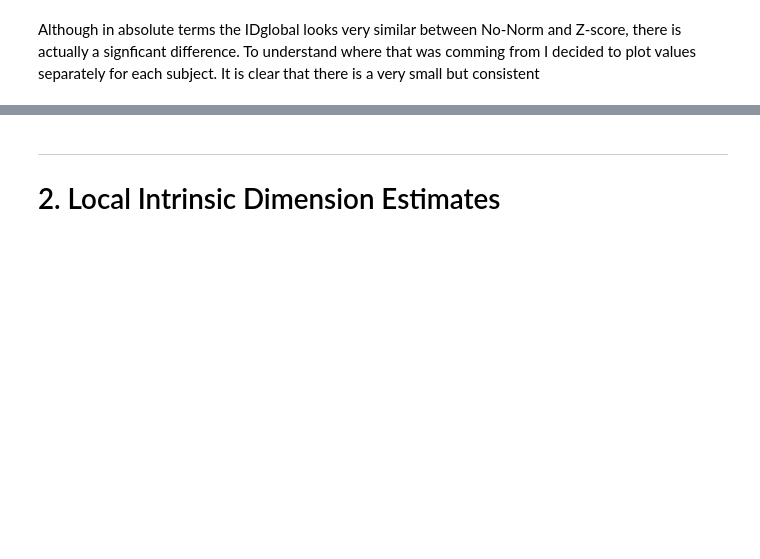
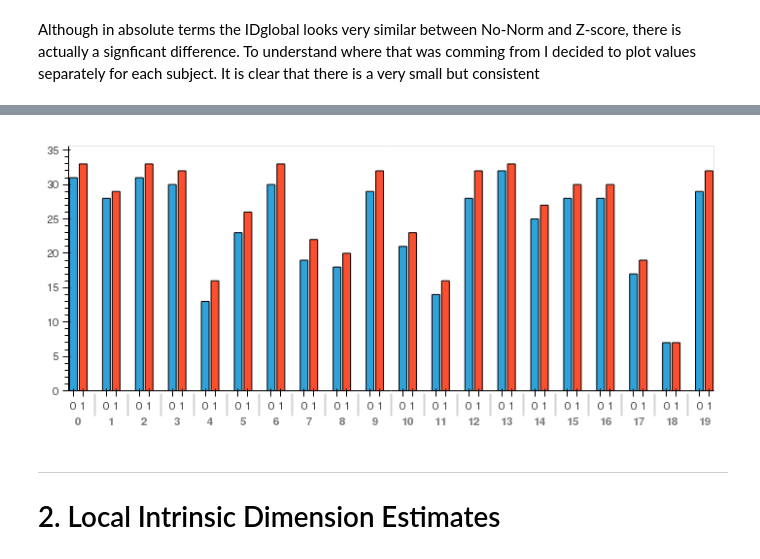
Before and after one commit to nimh-sfim/manifold_learning_fmri, a Jupyter notebook: Notebooks/N12_IDEstimation_Figure05.ipynb, the cells around one changed output, grey strips where cells are left out. Saved outputs shown, nothing was run; the diff lists cells and outputs as text; code cells hidden in the pictures; blank space fills up the shorter version.

```diff
--- a/Notebooks/N12_IDEstimation_Figure05.ipynb
+++ b/Notebooks/N12_IDEstimation_Figure05.ipynb
@@ -109,3 +118,7 @@ pd.DataFrame([a,b]).T.hvplot.bar()
+# %%
+display.Image('../Outputs/Notebook_Figures/ID_per_subject_plot.png')
+# %% [output]
+[figure, added]
 # %% [markdown]
 ***
 # 2. Local Intrinsic Dimension Estimates
```
Also changed, not shown: parts of 8 cells of this notebook, 4 other files.
